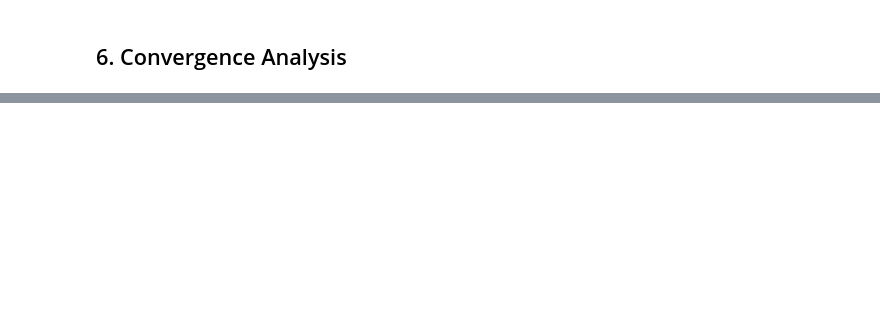
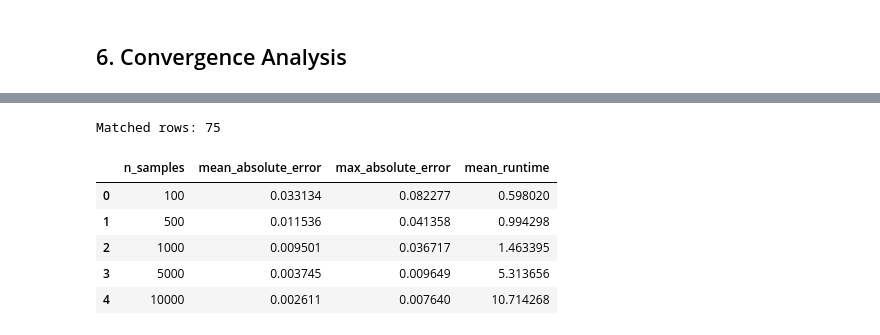
Before and after one commit to ijding/CSE150A_250A_FA_26_Project, a Jupyter notebook: approximate_inference.ipynb, the cells around one changed output, grey strips where cells are left out. Cells and saved outputs as stored; diff of their text form; code cells hidden in the pictures; blank space fills up the shorter version.

```diff
--- a/approximate_inference.ipynb
+++ b/approximate_inference.ipynb
@@ -456,0 +521,39 @@ for query_spec in convergence_queries:
+# %%
+convergence_results = convergence_results.merge(
+    ve_results[
+        ["query_id", "popularity_state", "probability"]
+    ],
+    on=["query_id", "popularity_state"],
+    how="inner",
+    validate="many_to_one"
+)
+
+convergence_results = convergence_results.rename(
+    columns={"probability": "exact_probability"}
+)
+
+convergence_results["absolute_error"] = abs(
+    convergence_results["exact_probability"] -
+    convergence_results["gibbs_probability"]
+)
+
+print("Matched rows:", len(convergence_results))
+# %% [output]
+Matched rows: 75
+# %%
+convergence_summary = convergence_results.groupby(
+    "n_samples"
+).agg(
+    mean_absolute_error=("absolute_error", "mean"),
+    max_absolute_error=("absolute_error", "max"),
+    mean_runtime=("runtime", "mean")
+).reset_index()
+
+convergence_summary
+# %% [output]
+|  | n_samples | mean_absolute_error | max_absolute_error | mean_runtime |
+| 0 | 100 | 0.033134 | 0.082277 | 0.598020 |
+| 1 | 500 | 0.011536 | 0.041358 | 0.994298 |
+| 2 | 1000 | 0.009501 | 0.036717 | 1.463395 |
+| 3 | 5000 | 0.003745 | 0.009649 | 5.313656 |
+| 4 | 10000 | 0.002611 | 0.007640 | 10.714268 |
```
Also changed, not shown: parts of 15 cells of this notebook, 9 other files.
